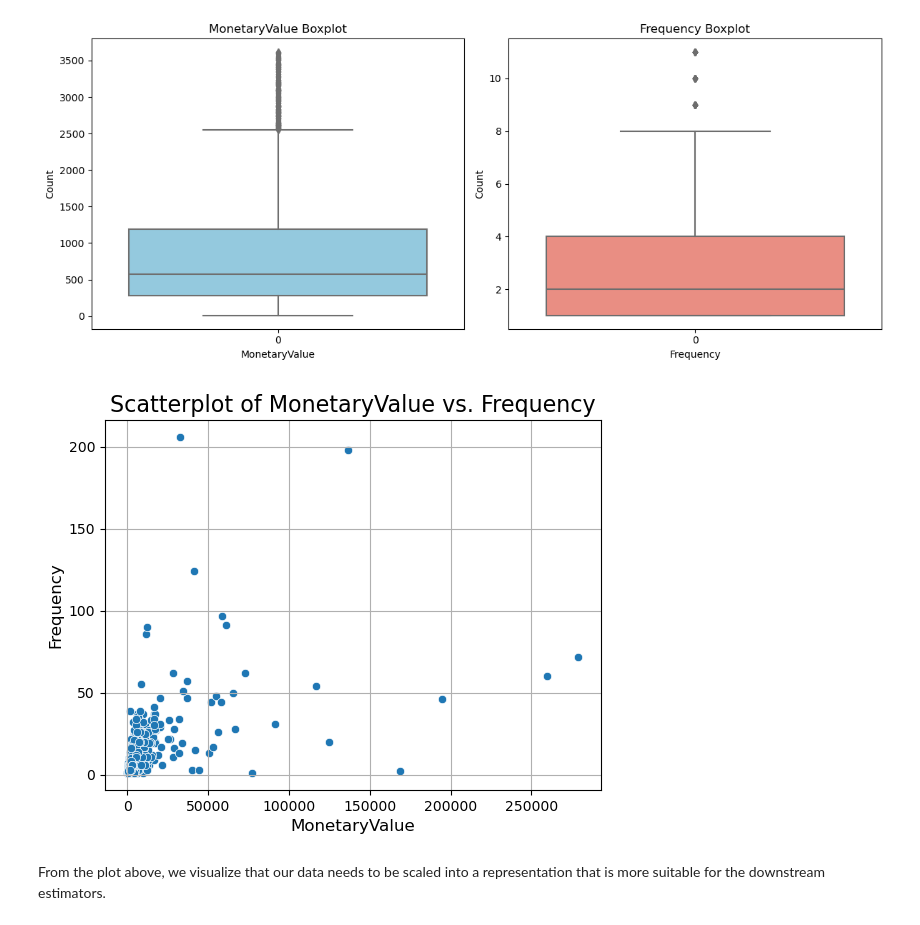
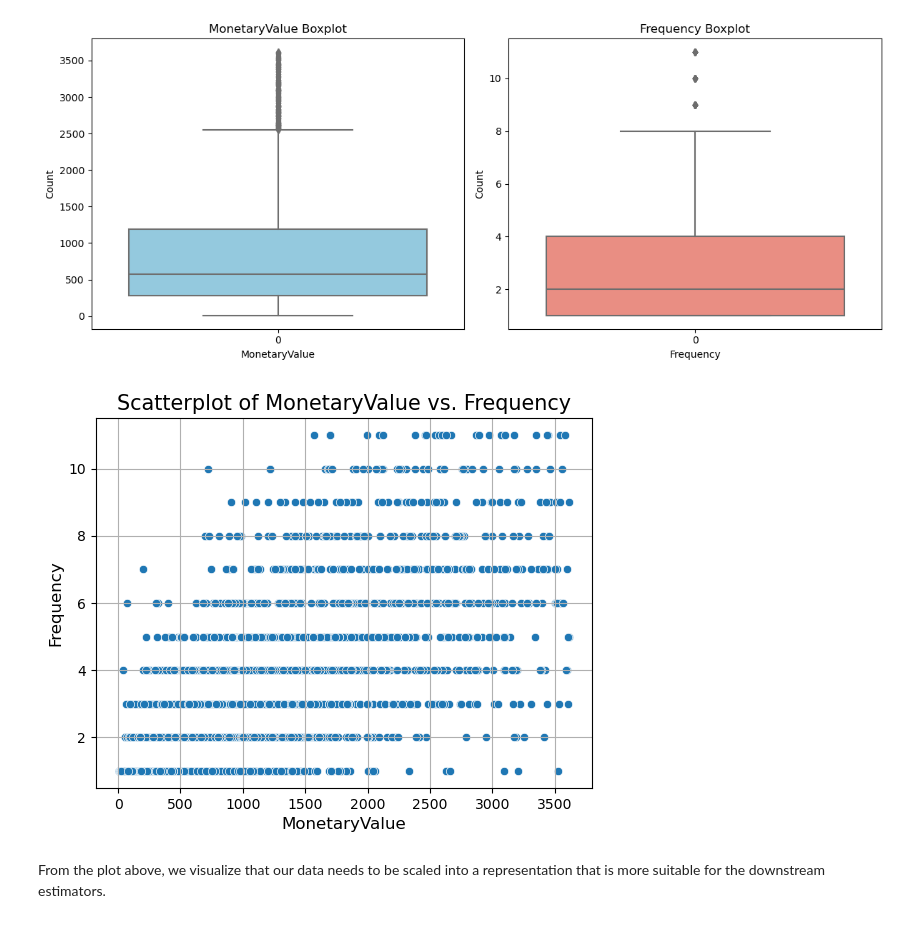
Before and after one commit to kamahTek/Machine-Learning, a Jupyter notebook: Unsupervised-Learning/Clustering/Online-Retail/index.ipynb, the cells around one changed output. Drawn from its saved outputs; the diff is of its cells as text; code cells hidden in the pictures.

```diff
--- a/Unsupervised-Learning/Clustering/Online-Retail/index.ipynb
+++ b/Unsupervised-Learning/Clustering/Online-Retail/index.ipynb
@@ -591,14 +591,14 @@ outlierChart(non_outliers_df,"MonetaryValue", "Frequency")
 [figure]
 # %%
 
-sns.scatterplot(x=aggregated_df['MonetaryValue'], y=aggregated_df['Frequency'])
+sns.scatterplot(x=non_outliers_df['MonetaryValue'], y=non_outliers_df['Frequency'])
 
-plt.title('Scatterplot of MonetaryValue vs. Frequency', fontsize=16)
+plt.title('Scatterplot of MonetaryValue vs. Frequency', fontsize=15)
 plt.xlabel('MonetaryValue', fontsize=12)
 plt.ylabel('Frequency', fontsize=12)
 plt.grid(True)
 plt.show()
 # %% [output]
-[figure, old version]
+[figure, new version]
 # %% [markdown]
 From the plot above, we visualize that our data needs to be scaled into a representation that is more suitable for the downstream estimators.
```
Also changed, not shown: parts of 4 cells of this notebook.
